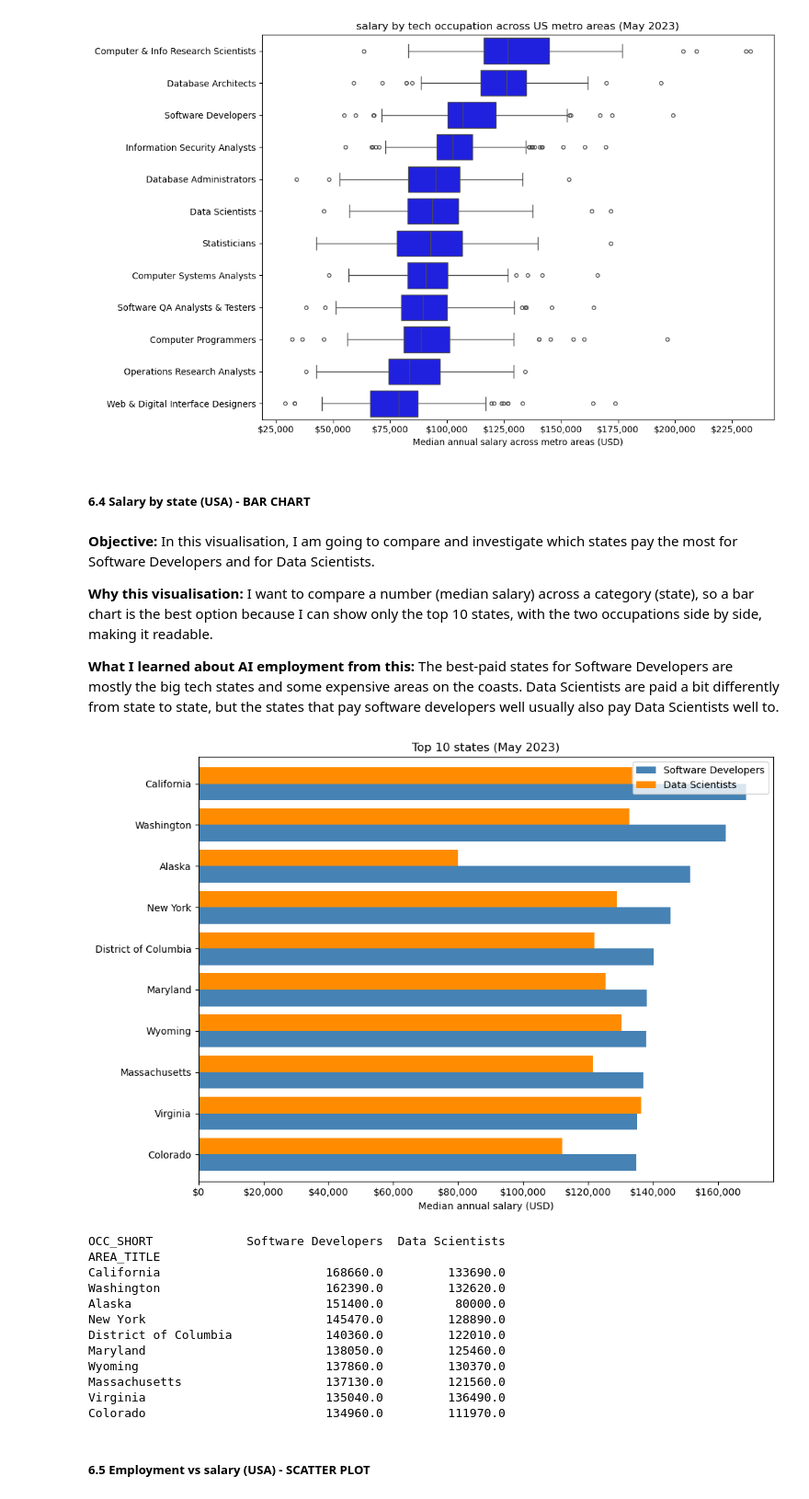
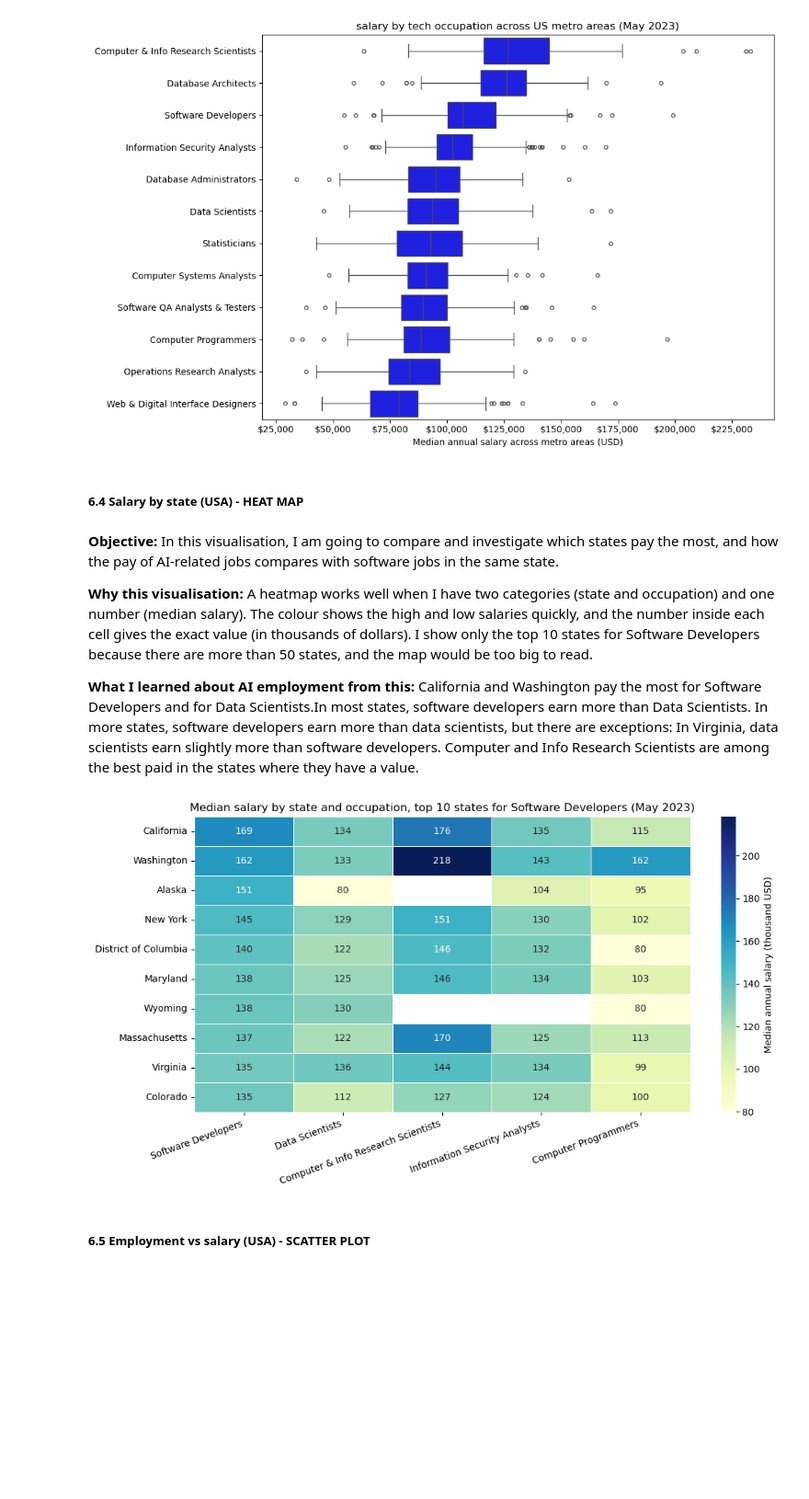
Before and after one commit to LuisRamirezv/CA1--DataVisualisation, a Jupyter notebook: CA1-LuisRamirez.ipynb, the cells around one changed output. Shown at 92% size. Drawn from its saved outputs; the diff is of its cells as text; code cells hidden in the pictures; blank space fills up the shorter version.

```diff
--- a/CA1-LuisRamirez.ipynb
+++ b/CA1-LuisRamirez.ipynb
@@ -412,52 +448,43 @@ plt.show()
 # %% [output]
 [figure]
 # %% [markdown]
-##### **6.4  Salary by state (USA) - BAR CHART**
+##### **6.4  Salary by state (USA) - HEAT MAP**
 # %% [markdown]
-**Objective:** In this visualisation, I am going to compare and investigate which states pay the most for Software Developers and for Data Scientists.
+**Objective:** In this visualisation, I am going to compare and investigate which states pay the most, and how the pay of AI-related jobs compares with software jobs in the same state.
 
-**Why this visualisation:** I want to compare a number (median salary) across a category (state), so a bar chart is the best option because I can show only the top 10 states, with the two occupations side by side, making it readable.
+**Why this visualisation:** A heatmap works well when I have two categories (state and occupation) and one number (median salary). The colour shows the high and low salaries quickly, and the number inside each cell gives the exact value (in thousands of dollars). I show only the top 10 states for Software Developers because there are more than 50 states, and the map would be too big to read.
 
-**What I learned about AI employment from this:** The best-paid states for Software Developers are mostly the big tech states and some expensive areas on the coasts. Data Scientists are paid a bit differently from state to state, but the states that pay software developers well usually also pay Data Scientists well to.
+**What I learned about AI employment from this:** California and Washington pay the most for Software Developers and for Data Scientists.In most states, software developers earn more than Data Scientists. In more states, software developers earn more than data scientists, but there are exceptions: In Virginia, data scientists earn slightly more than software developers. Computer and Info Research Scientists are among the best paid in the states where they have a value.
 # %%
-two_occupation = ['Software Developers', 'Data Scientists']
+two_occupation = ['Software Developers', 'Data Scientists']      # I still need this list for 6.5
 
-state_pay = (states[states['OCC_SHORT'].isin(two_occupation)]
+# Occupations I want to compare in the heatmap
+heat_occ = ['Software Developers', 'Data Scientists', 'Computer & Info Research Scientists',
+            'Information Security Analysts', 'Computer Programmers']
+
+# Table: one row per state, one column per occupation, values = median annual salary
+state_pay = (states[states['OCC_SHORT'].isin(heat_occ)]
              .pivot_table(index='AREA_TITLE', columns='OCC_SHORT', values='A_MEDIAN'))
 
+# Top 10 states by Software Developer salary (highest salary on top)
+top10_states = (state_pay.dropna(subset=['Software Developers'])
+                         .nlargest(10, 'Software Developers'))[heat_occ]
 
-#top 10 states by software developer salary
+plt.figure(figsize=(11, 6))
+sns.heatmap(top10_states / 1000, # salaries in thousands of dollars to keep the numbers short
+            annot=True, fmt='.0f',# show the number inside each cell
+            cmap='YlGnBu', linewidths=0.5,
+            cbar_kws={'label': 'Median annual salary (thousand USD)'})
 
-top10_states = (state_pay.dropna(subset=['Software Developers'])
-                       .nlargest(10, 'Software Developers')
-                       .sort_values('Software Developers'))   # smallest first ==> biggest on top
 
-ax = top10_states[two_occupation].plot(kind='barh', figsize=(10, 7), width=0.8,
-                          color=['steelblue', 'darkorange'])
-
-ax.set_xlabel('Median annual salary (USD)')
-ax.set_ylabel('')
-ax.set_title('Top 10 states (May 2023)')
-ax.xaxis.set_major_formatter(lambda x, pos: f"${x:,.0f}")
-ax.legend(title='')
+plt.xlabel('')
+plt.ylabel('')
+plt.title('Median salary by state and occupation, top 10 states for Software Developers (May 2023)')
+plt.xticks(rotation=20, ha='right')
 plt.tight_layout()
 plt.show()
-
-print(top10_states[two_occupation].round(0).sort_values('Software Developers', ascending=False))
 # %% [output]
-[figure, old version]
+[figure, new version]
-OCC_SHORT             Software Developers  Data Scientists
-AREA_TITLE
-California                       168660.0         133690.0
-Washington                       162390.0         132620.0
-Alaska                           151400.0          80000.0
-New York                         145470.0         128890.0
-District of Columbia             140360.0         122010.0
-Maryland                         138050.0         125460.0
-Wyoming                          137860.0         130370.0
-Massachusetts                    137130.0         121560.0
-Virginia                         135040.0         136490.0
-Colorado                         134960.0         111970.0
 # %% [markdown]
 ##### **6.5  Employment vs salary (USA) - SCATTER PLOT**
 # %% [markdown]
```
Also changed, not shown: parts of 5 cells of this notebook.
